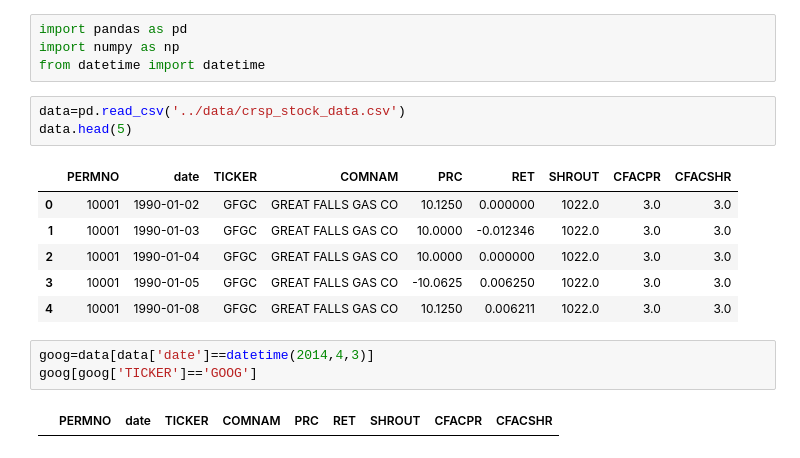
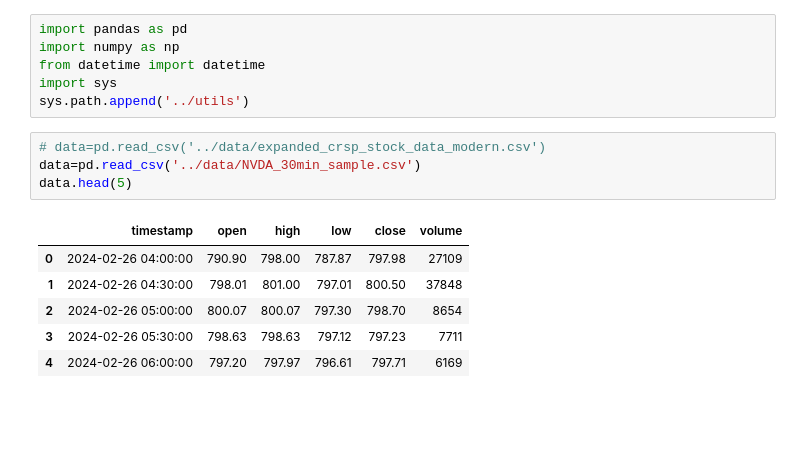
Before and after one commit to Kibitz117/Thesis, a Jupyter notebook: data_func/data_generator.ipynb, the cells around one changed output. Drawn from its saved outputs; the diff is of its cells as text; blank space fills up the shorter version.

```diff
--- a/data_func/data_generator.ipynb
+++ b/data_func/data_generator.ipynb
@@ -2,18 +2,16 @@
 import pandas as pd
 import numpy as np
 from datetime import datetime
+import sys
+sys.path.append('../utils')
 # %%
-data=pd.read_csv('../data/crsp_stock_data.csv')
+# data=pd.read_csv('../data/expanded_crsp_stock_data_modern.csv')
+data=pd.read_csv('../data/NVDA_30min_sample.csv')
 data.head(5)
 # %% [output]
-|  | PERMNO | date | TICKER | COMNAM | PRC | RET | SHROUT | CFACPR | CFACSHR |
-| 0 | 10001 | 1990-01-02 | GFGC | GREAT FALLS GAS CO | 10.1250 | 0.000000 | 1022.0 | 3.0 | 3.0 |
-| 1 | 10001 | 1990-01-03 | GFGC | GREAT FALLS GAS CO | 10.0000 | -0.012346 | 1022.0 | 3.0 | 3.0 |
-| 2 | 10001 | 1990-01-04 | GFGC | GREAT FALLS GAS CO | 10.0000 | 0.000000 | 1022.0 | 3.0 | 3.0 |
-| 3 | 10001 | 1990-01-05 | GFGC | GREAT FALLS GAS CO | -10.0625 | 0.006250 | 1022.0 | 3.0 | 3.0 |
-| 4 | 10001 | 1990-01-08 | GFGC | GREAT FALLS GAS CO | 10.1250 | 0.006211 | 1022.0 | 3.0 | 3.0 |
+|  | timestamp | open | high | low | close | volume |
+| 0 | 2024-02-26 04:00:00 | 790.90 | 798.00 | 787.87 | 797.98 | 27109 |
+| 1 | 2024-02-26 04:30:00 | 798.01 | 801.00 | 797.01 | 800.50 | 37848 |
+| 2 | 2024-02-26 05:00:00 | 800.07 | 800.07 | 797.30 | 798.70 | 8654 |
+| 3 | 2024-02-26 05:30:00 | 798.63 | 798.63 | 797.12 | 797.23 | 7711 |
+| 4 | 2024-02-26 06:00:00 | 797.20 | 797.97 | 796.61 | 797.71 | 6169 |
-# %%
-goog=data[data['date']==datetime(2014,4,3)]
-goog[goog['TICKER']=='GOOG']
-# %% [output]
-|  | PERMNO | date | TICKER | COMNAM | PRC | RET | SHROUT | CFACPR | CFACSHR |
```
Also changed, not shown: parts of 62 cells of this notebook, 35 other files.
